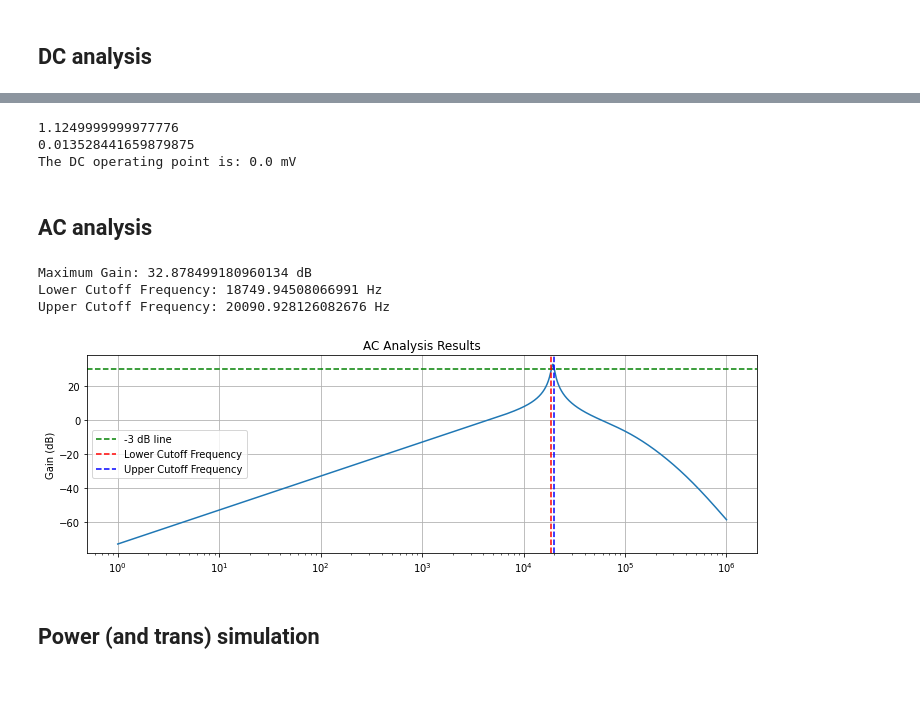
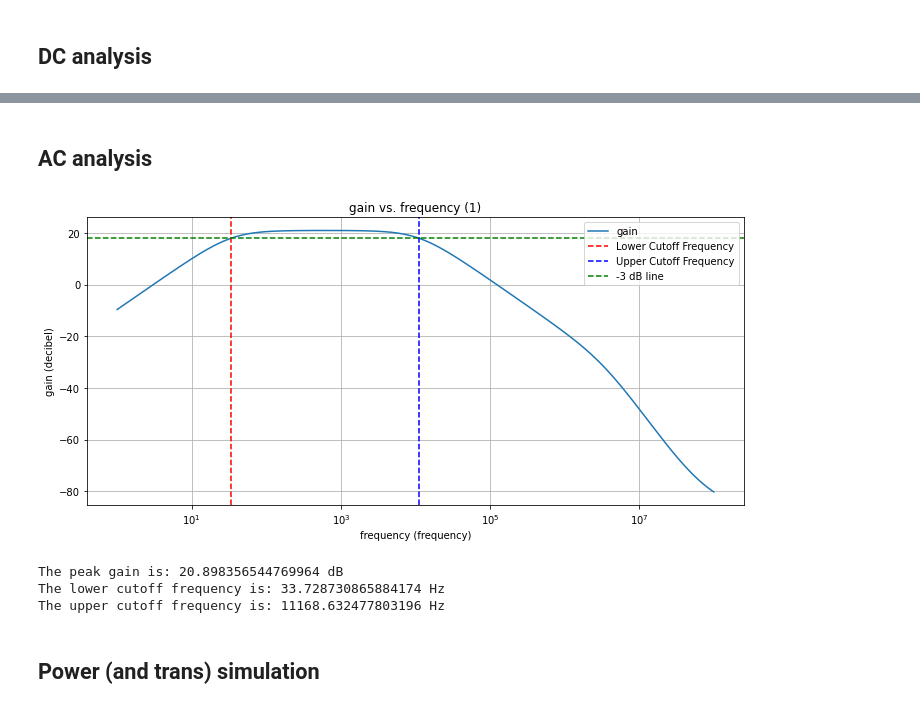
Before and after one commit to miguelcorrea0107/MA2_project, a Jupyter notebook: Amplifier_Inv/python_calc/v2/sim_results_v2.ipynb, the cells around one changed output, grey strips where cells are left out. Drawn from its saved outputs; the diff is of its cells as text; code cells hidden in the pictures.

```diff
--- a/Amplifier_Inv/python_calc/v2/sim_results_v2.ipynb
+++ b/Amplifier_Inv/python_calc/v2/sim_results_v2.ipynb
@@ -285,11 +360,0 @@ if DC_analysis == True:
-# %%
-if DC_analysis == True:
-    differences = np.abs(vin - vout)
-    op_point = np.argmin(differences)/1e2    # in mV
-    print(vin[-1])
-    print(vout[-1])
-    print(f"The DC operating point is: {op_point} mV")
-# %% [output]
-1.1249999999977776
-0.013528441659879875
-The DC operating point is: 0.0 mV
@@ -296,60 +366,15 @@ The DC operating point is: 0.0 mV
 # %% [markdown]
 ## AC analysis
-# %%
-filepath = '../../netlist/tb_inv_sky130_a_AC_v2.raw'
-
-# Load the LTSpice raw file
-lt = ltspice.Ltspice(filepath)
-lt.parse()
-
-# Get frequency, gain, and phase data
-frequency = lt.get_frequency()
-gain_sim = lt.get_data('gain')  # Make sure the label matches what's in the .raw file
-phase = lt.get_data('phase')  # Make sure the label matches what's in the .raw file
-
-# Calculate the peak gain and determine the -3 dB points from this peak gain
-max_gain_sim = np.max(gain_sim)
-peak_gain = max_gain_sim  # Ensure this is the peak gain
-max_gain_index = np.argmax(gain_sim)
-
-# Determine -3 dB points
-db3_drop = peak_gain - 3
-
-# Find the lower cutoff frequency by searching to the left of the peak gain index
-lower_cutoff_indices = np.where(gain_sim[:max_gain_index] <= db3_drop)[0]
-lower_cutoff_frequency_sim = frequency[lower_cutoff_indices[-1]] if lower_cutoff_indices.size > 0 else None
-
-# For the upper cutoff frequency, find the closest to the simulation result
-upper_cutoff_indices = np.where(gain_sim[max_gain_index:] <= db3_drop)[0]
-if upper_cutoff_indices.size > 0:
-    upper_cutoff_index = upper_cutoff_indices[0] + max_gain_index
-    upper_cutoff_frequency_sim = frequency[upper_cutoff_index]
-else:
-    upper_cutoff_frequency_sim = None
-
-print(f"Maximum Gain: {peak_gain.real} dB")
-print(f"Lower Cutoff Frequency: {lower_cutoff_frequency_sim} Hz")
-print(f"Upper Cutoff Frequency: {upper_cutoff_frequency_sim} Hz")
-
-plt.figure(figsize=(12, 8))
-
-# Plot gain
-plt.subplot(2, 1, 1)
-plt.semilogx(frequency, gain_sim)
-plt.axhline(y=db3_drop, color='green', linestyle='--', label='-3 dB line')
-if lower_cutoff_frequency_sim:
-    plt.axvline(x=lower_cutoff_frequency_sim, color='red', linestyle='--', label='Lower Cutoff Frequency')
-if upper_cutoff_frequency_sim:
-    plt.axvline(x=upper_cutoff_frequency_sim, color='blue', linestyle='--', label='Upper Cutoff Frequency')
-plt.title('AC Analysis Results')
-plt.ylabel('Gain (dB)')
-plt.grid(True)
-plt.legend()
-plt.show()
-# %% [output]
-Maximum Gain: 32.878499180960134 dB
-Lower Cutoff Frequency: 18749.94508066991 Hz
-Upper Cutoff Frequency: 20090.928126082676 Hz
-[figure, removed]
+# %%
+arrs, plots = rawread('../../netlist/tb_inv_sky130_a_AC_v2.raw')
+peak_gain, lower_cutoff_frequency_sim, upper_cutoff_frequency_sim = plot_dynamic(arrs, plots, x_scale='log', y_scale='linear', is_data_in_dB=True, mark_cutoff=True, num_plots=1)
+print(f"The peak gain is: {peak_gain} dB")
+print(f"The lower cutoff frequency is: {lower_cutoff_frequency_sim} Hz")
+print(f"The upper cutoff frequency is: {upper_cutoff_frequency_sim} Hz")
+# %% [output]
+[figure, added]
+The peak gain is: 20.898356544769964 dB
+The lower cutoff frequency is: 33.728730865884174 Hz
+The upper cutoff frequency is: 11168.632477803196 Hz
 # %% [markdown]
 ## Power (and trans) simulation
```
Also changed, not shown: parts of 20 cells of this notebook, 14 other files.
